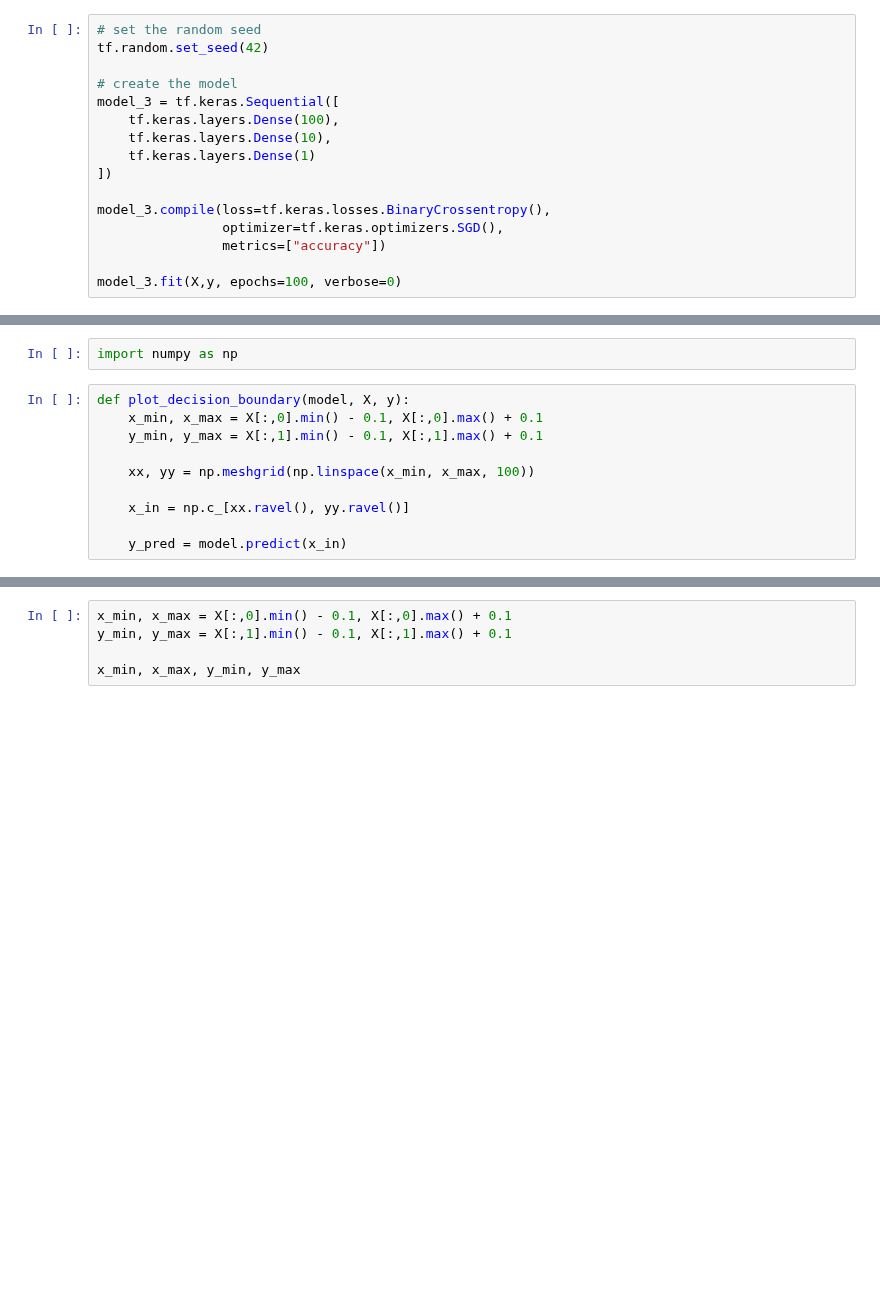
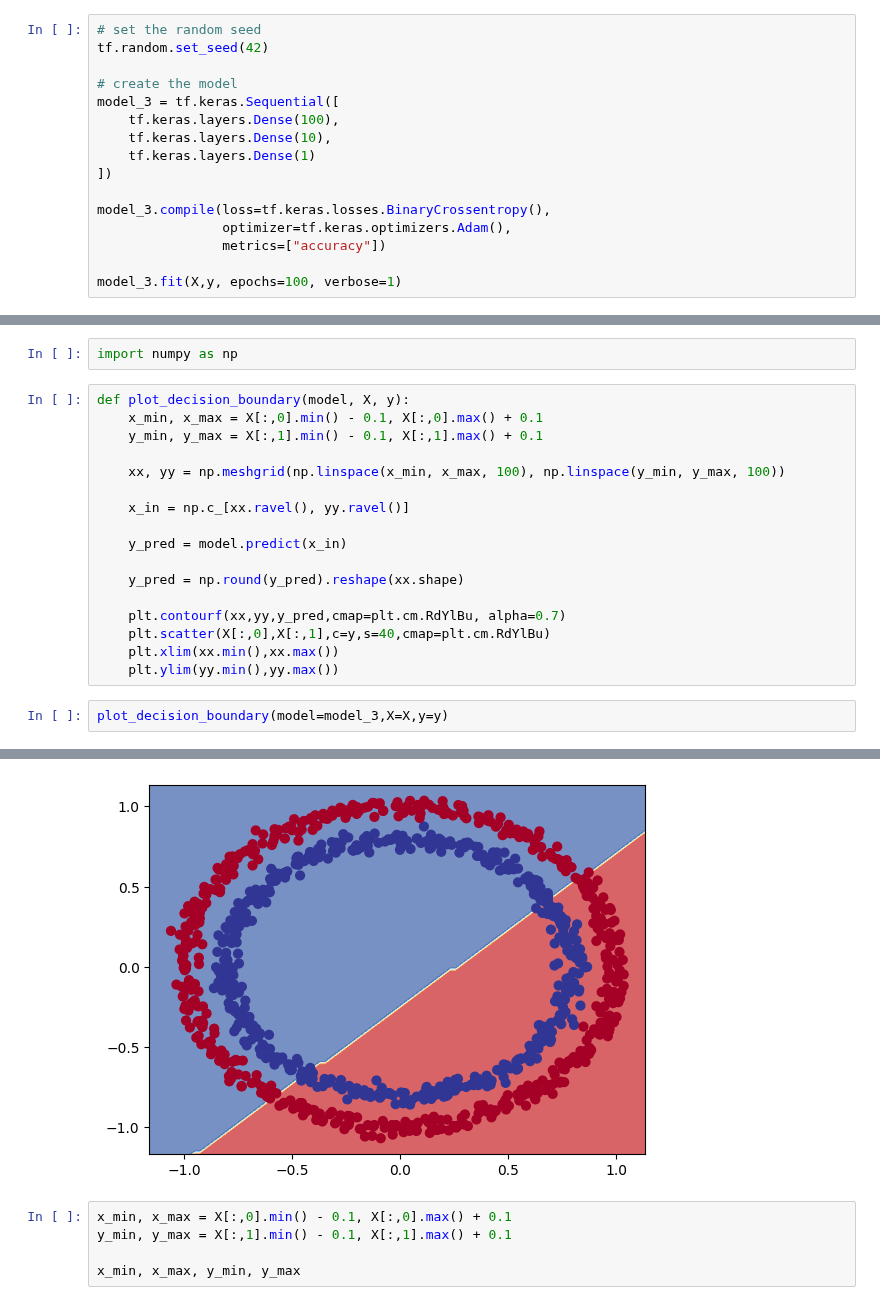
Before and after one commit to Nouman945/TensorFlow-Developer-Certificate-Guide, a Jupyter notebook: section_4.ipynb, the cells around one changed output, grey strips where cells are left out. Cells and saved outputs as stored; diff of their text form; blank space fills up the shorter version.

```diff
--- a/section_4.ipynb
+++ b/section_4.ipynb
@@ -148,8 +149,8 @@ model_3 = tf.keras.Sequential([
 ])
 
 model_3.compile(loss=tf.keras.losses.BinaryCrossentropy(),
-                optimizer=tf.keras.optimizers.SGD(),
+                optimizer=tf.keras.optimizers.Adam(),
                 metrics=["accuracy"])
 
-model_3.fit(X,y, epochs=100, verbose=0)
+model_3.fit(X,y, epochs=100, verbose=1)
 # %% [output]
@@ -194,8 +212,18 @@ def plot_decision_boundary(model, X, y):
     x_min, x_max = X[:,0].min() - 0.1, X[:,0].max() + 0.1
     y_min, y_max = X[:,1].min() - 0.1, X[:,1].max() + 0.1
 
-    xx, yy = np.meshgrid(np.linspace(x_min, x_max, 100))
+    xx, yy = np.meshgrid(np.linspace(x_min, x_max, 100), np.linspace(y_min, y_max, 100))
 
     x_in = np.c_[xx.ravel(), yy.ravel()]
 
     y_pred = model.predict(x_in)
+
+    y_pred = np.round(y_pred).reshape(xx.shape)
+
+    plt.contourf(xx,yy,y_pred,cmap=plt.cm.RdYlBu, alpha=0.7)
+    plt.scatter(X[:,0],X[:,1],c=y,s=40,cmap=plt.cm.RdYlBu)
+    plt.xlim(xx.min(),xx.max())
+    plt.ylim(yy.min(),yy.max())
+# %%
+plot_decision_boundary(model=model_3,X=X,y=y)
+# %% [output]
@@ -202,3 +231,4 @@ def plot_decision_boundary(model, X, y):
+[figure, added]
 # %%
 x_min, x_max = X[:,0].min() - 0.1, X[:,0].max() + 0.1
 y_min, y_max = X[:,1].min() - 0.1, X[:,1].max() + 0.1
```
Also changed, not shown: parts of 15 cells of this notebook.
